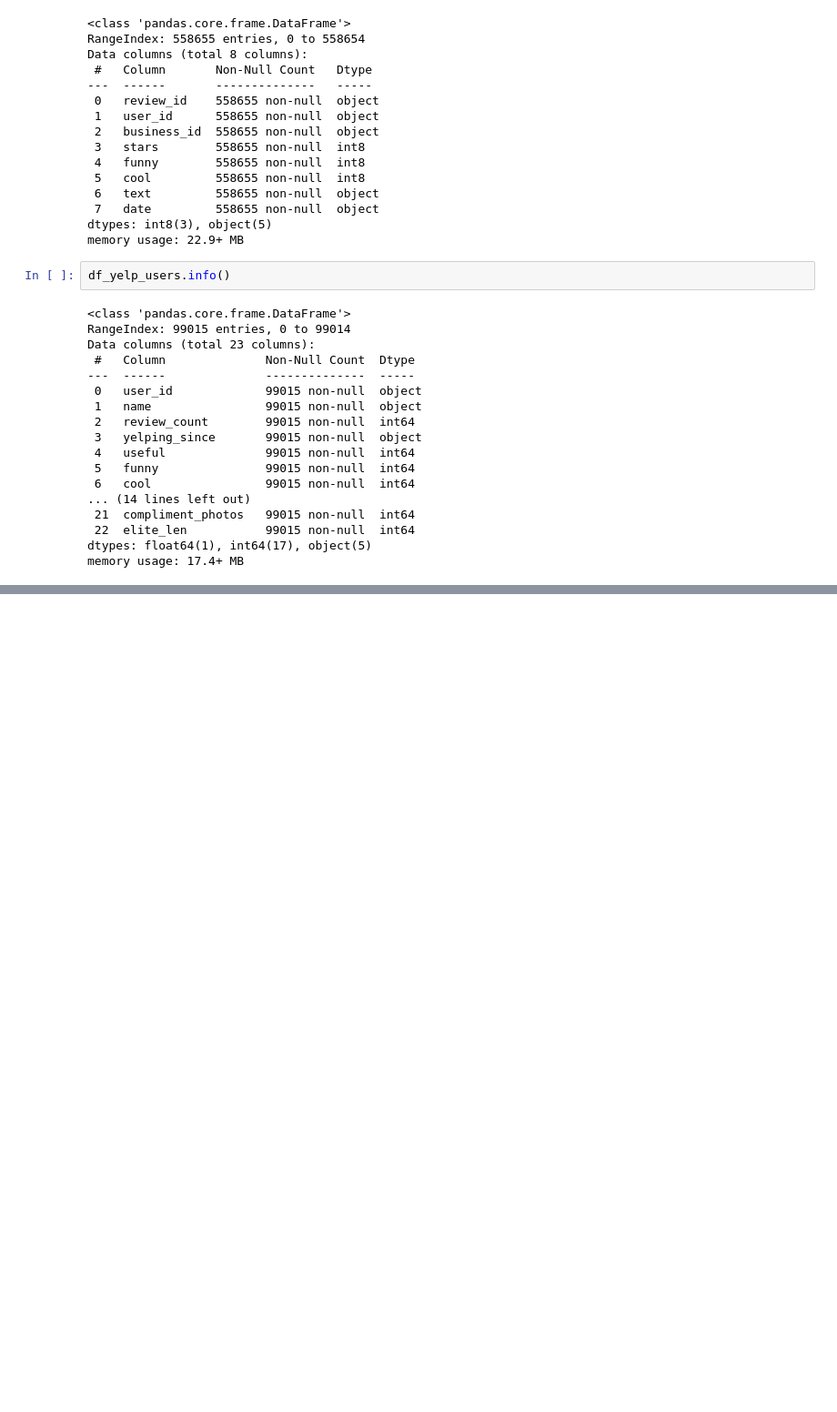
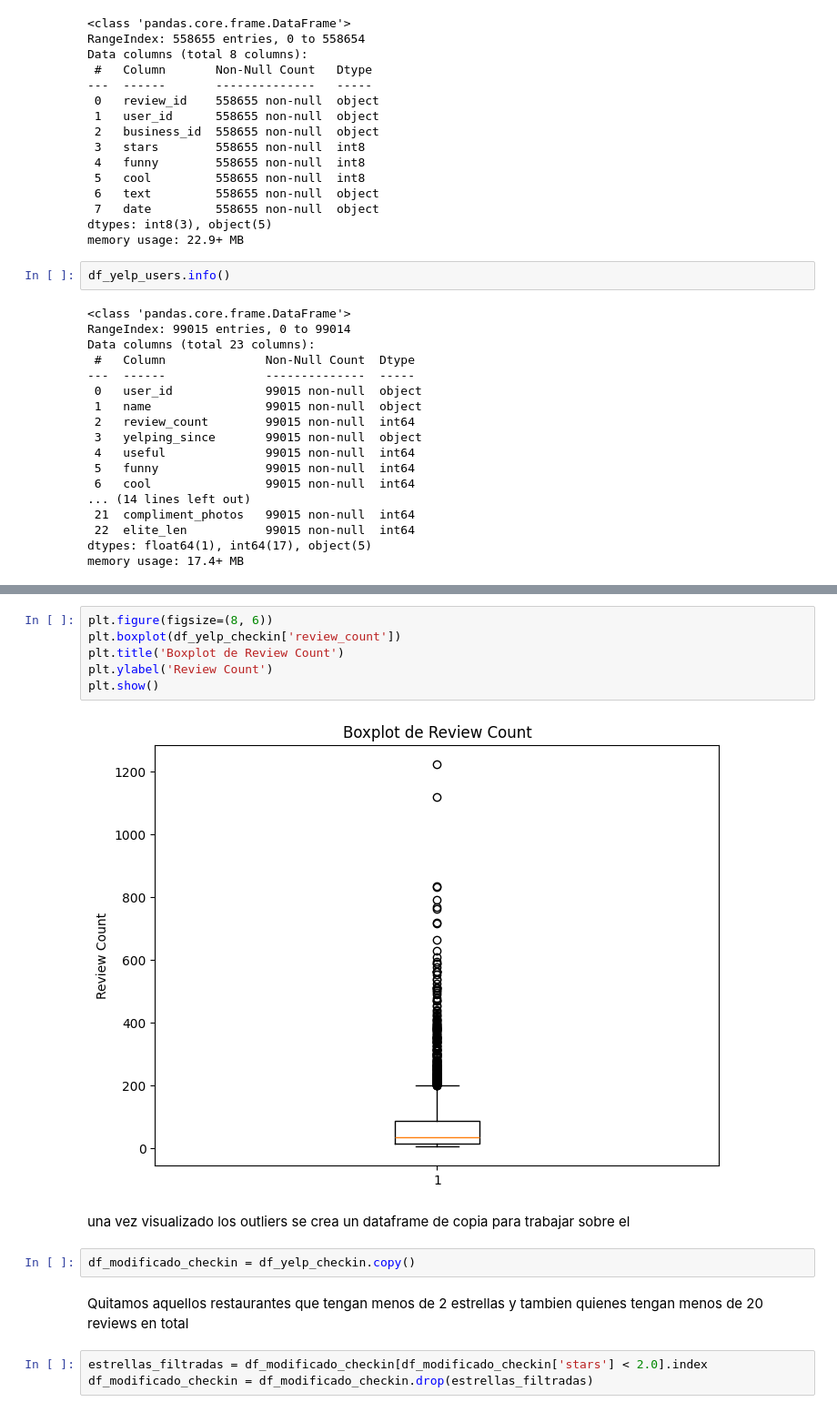
Before and after one commit to Aspirina180mg/PF_DATAPT07, a Jupyter notebook: EDA.ipynb, the cells around one changed output, grey strips where cells are left out. Shown: that part at 91% size. Drawn from its saved outputs; the diff is of its cells as text; blank space fills up the shorter version.

```diff
--- a/EDA.ipynb
+++ b/EDA.ipynb
@@ -154,0 +168,17 @@ memory usage: 17.4+ MB
+# %%
+plt.figure(figsize=(8, 6))
+plt.boxplot(df_yelp_checkin['review_count'])
+plt.title('Boxplot de Review Count')
+plt.ylabel('Review Count')
+plt.show()
+# %% [output]
+[figure, added]
+# %% [markdown]
+una vez visualizado los outliers se crea un dataframe de copia para trabajar sobre el
+# %%
+df_modificado_checkin = df_yelp_checkin.copy()
+# %% [markdown]
+Quitamos aquellos restaurantes que tengan menos de 2 estrellas y tambien quienes tengan menos de 20 reviews en total
+# %%
+estrellas_filtradas = df_modificado_checkin[df_modificado_checkin['stars'] < 2.0].index
+df_modificado_checkin = df_modificado_checkin.drop(estrellas_filtradas)
```
Also changed, not shown: parts of 71 cells of this notebook.
